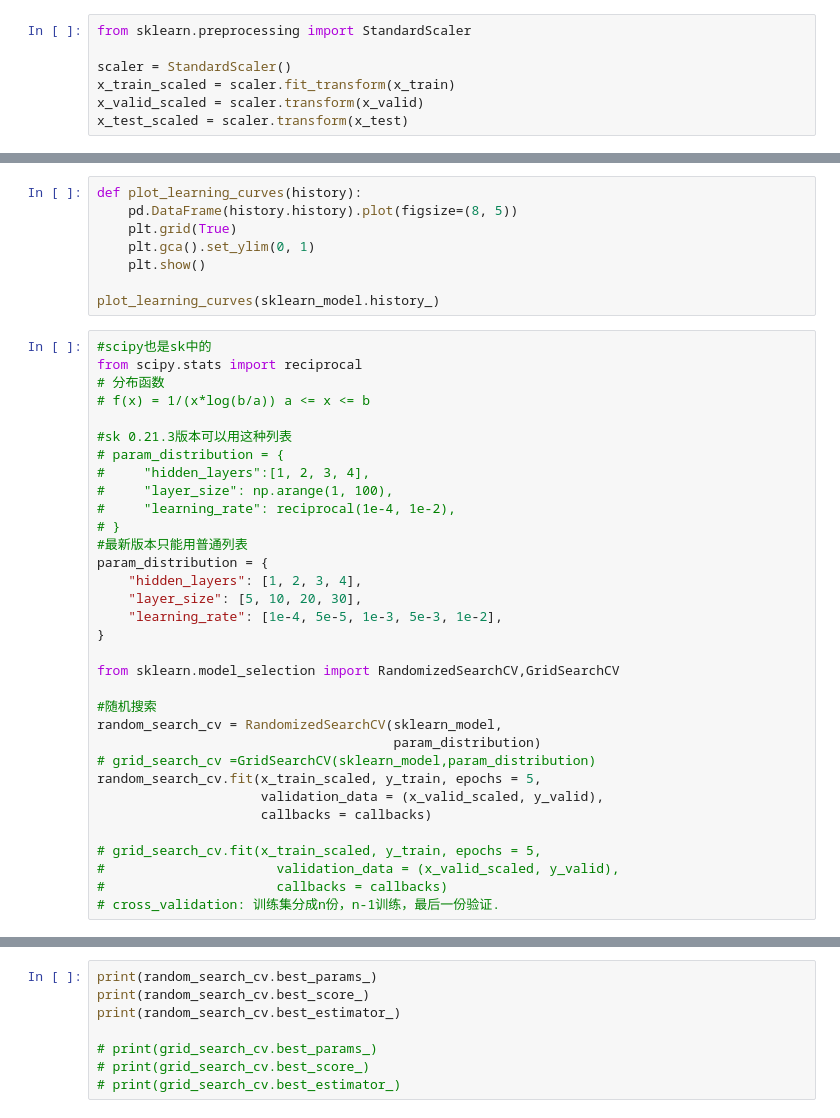
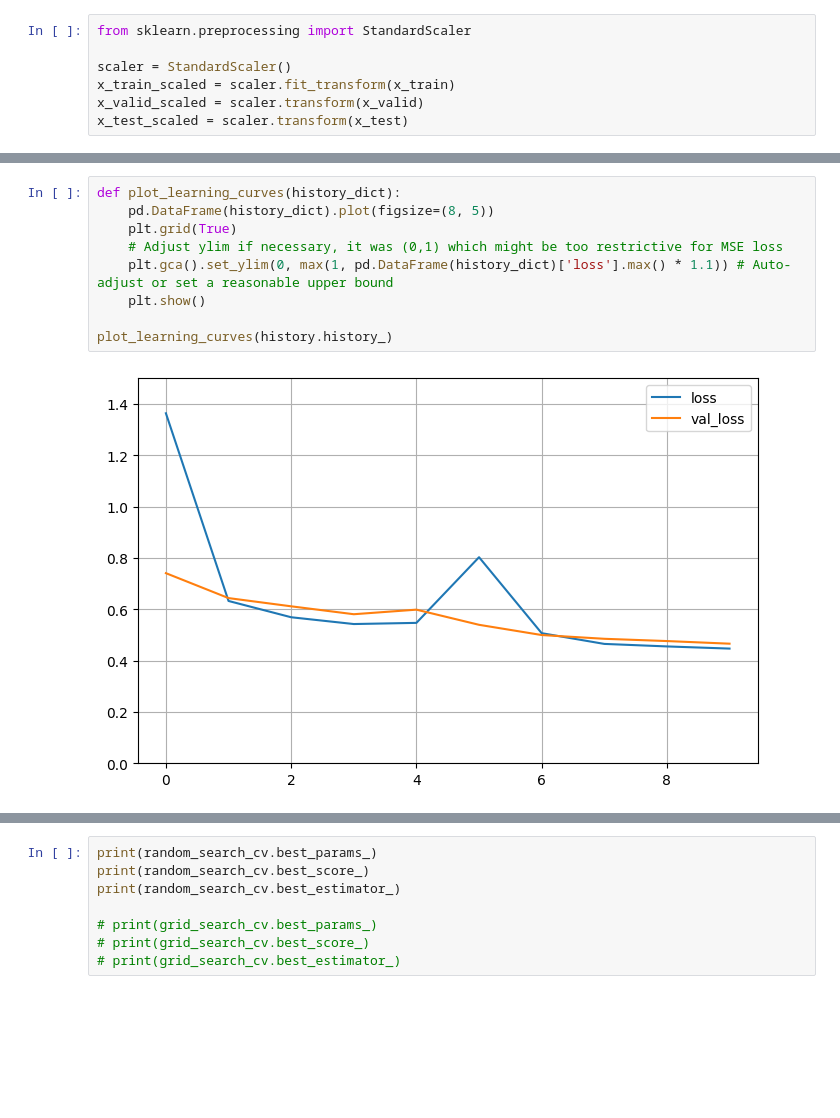
Before and after one commit to dropsong/dl-ipynb-examples, a Jupyter notebook: tf14_keras_regression-hp-search-sklearn.ipynb, the cells around one changed output, grey strips where cells are left out. Cells and saved outputs as stored; diff of their text form; blank space fills up the shorter version.

```diff
--- a/tf14_keras_regression-hp-search-sklearn.ipynb
+++ b/tf14_keras_regression-hp-search-sklearn.ipynb
@@ -126,41 +171,11 @@ AttributeError: module 'keras.api.wrappers' has no attribute 'scikit_learn'
 # %%
-def plot_learning_curves(history):
-    pd.DataFrame(history.history).plot(figsize=(8, 5))
+def plot_learning_curves(history_dict):
+    pd.DataFrame(history_dict).plot(figsize=(8, 5))
     plt.grid(True)
-    plt.gca().set_ylim(0, 1)
+    # Adjust ylim if necessary, it was (0,1) which might be too restrictive for MSE loss
+    plt.gca().set_ylim(0, max(1, pd.DataFrame(history_dict)['loss'].max() * 1.1)) # Auto-adjust or set a reasonable upper bound
     plt.show()
 
-plot_learning_curves(sklearn_model.history_)
+plot_learning_curves(history.history_)
+# %% [output]
+[figure, added]
-# %%
-#scipy也是sk中的
-from scipy.stats import reciprocal
-# 分布函数
-# f(x) = 1/(x*log(b/a)) a <= x <= b
-
-#sk 0.21.3版本可以用这种列表
-# param_distribution = {
-#     "hidden_layers":[1, 2, 3, 4],
-#     "layer_size": np.arange(1, 100),
-#     "learning_rate": reciprocal(1e-4, 1e-2),
-# }
-#最新版本只能用普通列表
-param_distribution = {
-    "hidden_layers": [1, 2, 3, 4],
-    "layer_size": [5, 10, 20, 30],
-    "learning_rate": [1e-4, 5e-5, 1e-3, 5e-3, 1e-2],
-}
-
-from sklearn.model_selection import RandomizedSearchCV,GridSearchCV
-
-#随机搜索
-random_search_cv = RandomizedSearchCV(sklearn_model,
-                                      param_distribution)
-# grid_search_cv =GridSearchCV(sklearn_model,param_distribution)
-random_search_cv.fit(x_train_scaled, y_train, epochs = 5,
-                     validation_data = (x_valid_scaled, y_valid),
-                     callbacks = callbacks)
-
-# grid_search_cv.fit(x_train_scaled, y_train, epochs = 5,
-#                      validation_data = (x_valid_scaled, y_valid),
-#                      callbacks = callbacks)
-# cross_validation: 训练集分成n份，n-1训练，最后一份验证.
```
Also changed, not shown: parts of 3 cells of this notebook.
